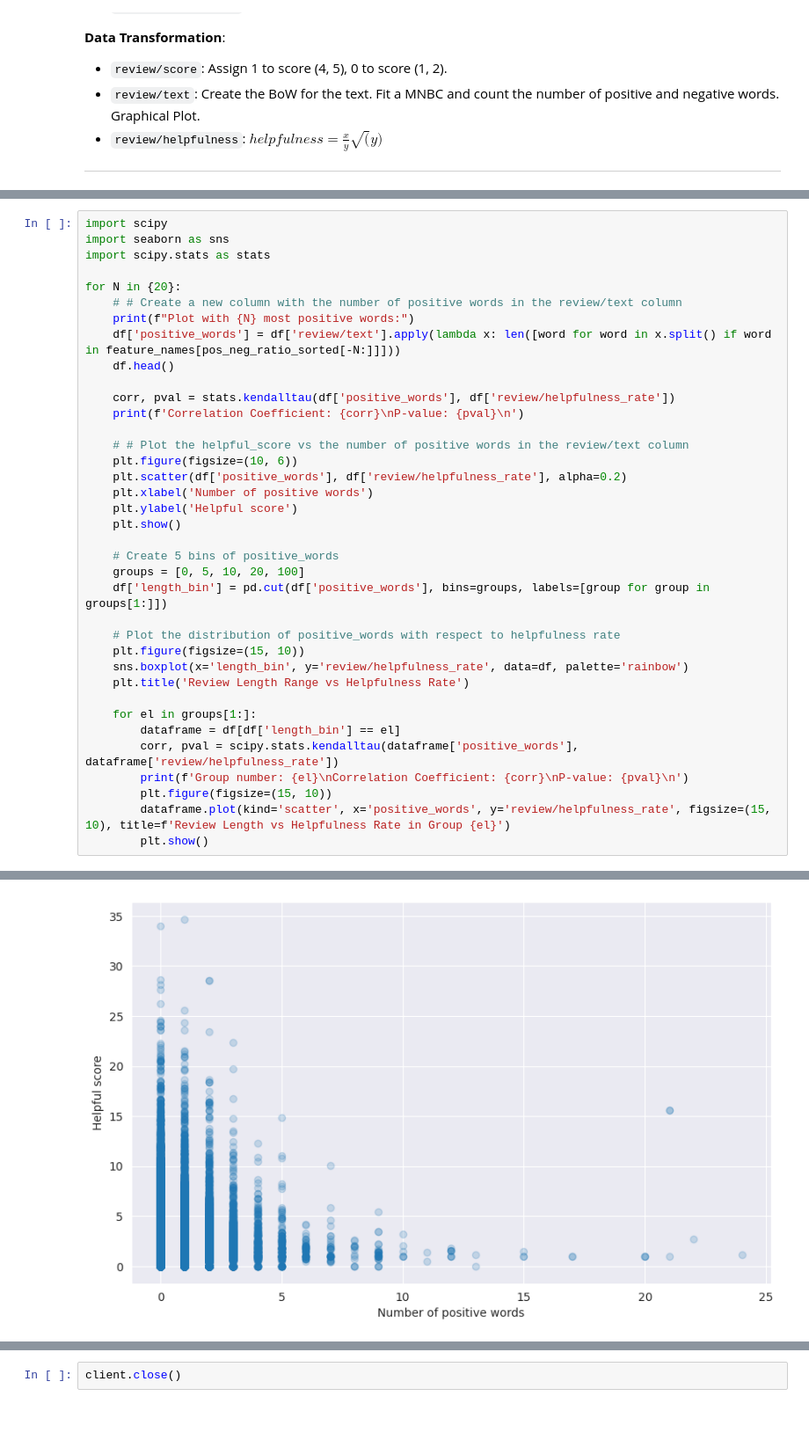
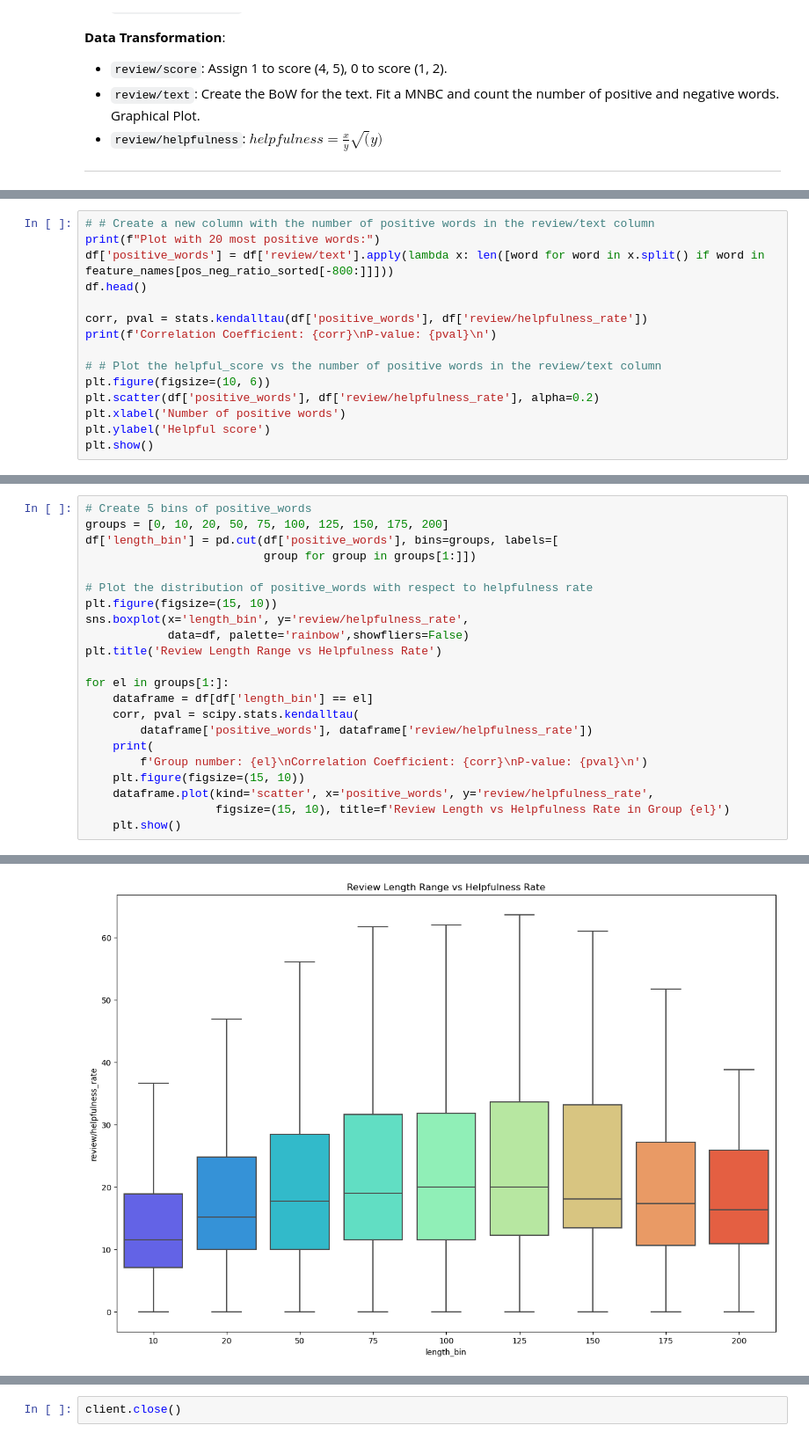
Before and after one commit to AndreaAlberti07/Amazon-books-reviews-ML, a Jupyter notebook: notebooks/hypotesis_testing/hypothesis_2.ipynb, the cells around one changed output, grey strips where cells are left out. Shown at 88% size. Saved outputs shown, nothing was run; the diff lists cells and outputs as text; blank space fills up the shorter version.

Commit message:
modified graphs for the report

```diff
--- a/notebooks/hypotesis_testing/hypothesis_2.ipynb
+++ b/notebooks/hypotesis_testing/hypothesis_2.ipynb
@@ -154,0 +154,15 @@ skip -1.2991918002676233
+# %%
+# # Create a new column with the number of positive words in the review/text column
+print(f"Plot with 20 most positive words:")
+df['positive_words'] = df['review/text'].apply(lambda x: len([word for word in x.split() if word in feature_names[pos_neg_ratio_sorted[-800:]]]))
+df.head()
+
+corr, pval = stats.kendalltau(df['positive_words'], df['review/helpfulness_rate'])
+print(f'Correlation Coefficient: {corr}\nP-value: {pval}\n')
+
+# # Plot the helpful_score vs the number of positive words in the review/text column
+plt.figure(figsize=(10, 6))
+plt.scatter(df['positive_words'], df['review/helpfulness_rate'], alpha=0.2)
+plt.xlabel('Number of positive words')
+plt.ylabel('Helpful score')
+plt.show()
@@ -155,38 +174,23 @@ skip -1.2991918002676233
 # %%
-import scipy
-import seaborn as sns
-import scipy.stats as stats
+# Create 5 bins of positive_words
+groups = [0, 10, 20, 50, 75, 100, 125, 150, 175, 200]
+df['length_bin'] = pd.cut(df['positive_words'], bins=groups, labels=[
+                          group for group in groups[1:]])
 
-for N in {20}:
-    # # Create a new column with the number of positive words in the review/text column
-    print(f"Plot with {N} most positive words:")
-    df['positive_words'] = df['review/text'].apply(lambda x: len([word for word in x.split() if word in feature_names[pos_neg_ratio_sorted[-N:]]]))
-    df.head()
+# Plot the distribution of positive_words with respect to helpfulness rate
+plt.figure(figsize=(15, 10))
+sns.boxplot(x='length_bin', y='review/helpfulness_rate',
+            data=df, palette='rainbow',showfliers=False)
+plt.title('Review Length Range vs Helpfulness Rate')
 
-    corr, pval = stats.kendalltau(df['positive_words'], df['review/helpfulness_rate'])
-    print(f'Correlation Coefficient: {corr}\nP-value: {pval}\n')
-
-    # # Plot the helpful_score vs the number of positive words in the review/text column
-    plt.figure(figsize=(10, 6))
-    plt.scatter(df['positive_words'], df['review/helpfulness_rate'], alpha=0.2)
-    plt.xlabel('Number of positive words')
-    plt.ylabel('Helpful score')
+for el in groups[1:]:
+    dataframe = df[df['length_bin'] == el]
+    corr, pval = scipy.stats.kendalltau(
+        dataframe['positive_words'], dataframe['review/helpfulness_rate'])
+    print(
+        f'Group number: {el}\nCorrelation Coefficient: {corr}\nP-value: {pval}\n')
+    plt.figure(figsize=(15, 10))
+    dataframe.plot(kind='scatter', x='positive_words', y='review/helpfulness_rate',
+                   figsize=(15, 10), title=f'Review Length vs Helpfulness Rate in Group {el}')
     plt.show()
-
-    # Create 5 bins of positive_words
-    groups = [0, 5, 10, 20, 100]
-    df['length_bin'] = pd.cut(df['positive_words'], bins=groups, labels=[group for group in groups[1:]])
-
-    # Plot the distribution of positive_words with respect to helpfulness rate
-    plt.figure(figsize=(15, 10))
-    sns.boxplot(x='length_bin', y='review/helpfulness_rate', data=df, palette='rainbow')
-    plt.title('Review Length Range vs Helpfulness Rate')
-
-    for el in groups[1:]:
-        dataframe = df[df['length_bin'] == el]
-        corr, pval = scipy.stats.kendalltau(dataframe['positive_words'], dataframe['review/helpfulness_rate'])
-        print(f'Group number: {el}\nCorrelation Coefficient: {corr}\nP-value: {pval}\n')
-        plt.figure(figsize=(15, 10))
-        dataframe.plot(kind='scatter', x='positive_words', y='review/helpfulness_rate', figsize=(15, 10), title=f'Review Length vs Helpfulness Rate in Group {el}')
-        plt.show()
 # %% [output]
@@ -194,2 +199,2 @@ Correlation Coefficient: 0.08223901075862104
 P-value: 0.0
-[figure, old version]
+[figure, new version]
```
Also changed, not shown: parts of 9 cells of this notebook.
